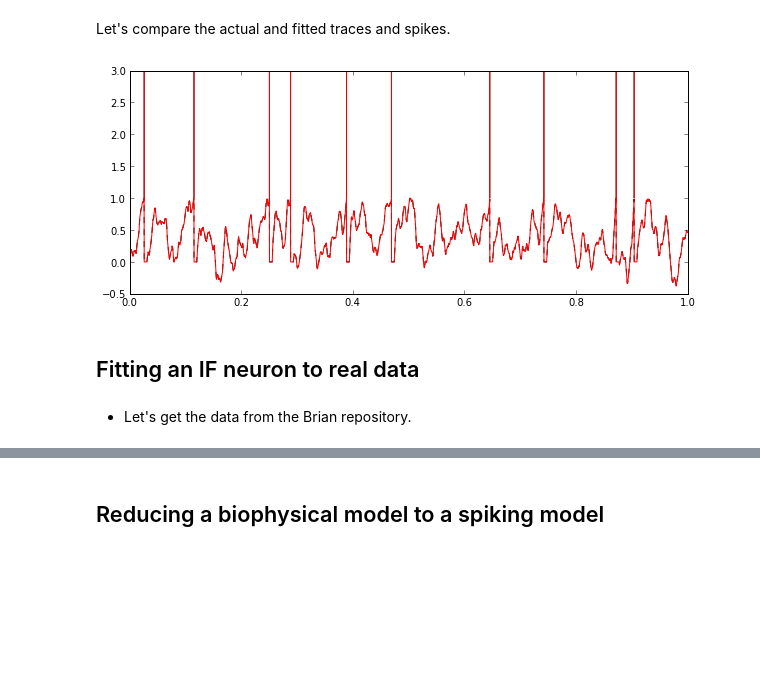
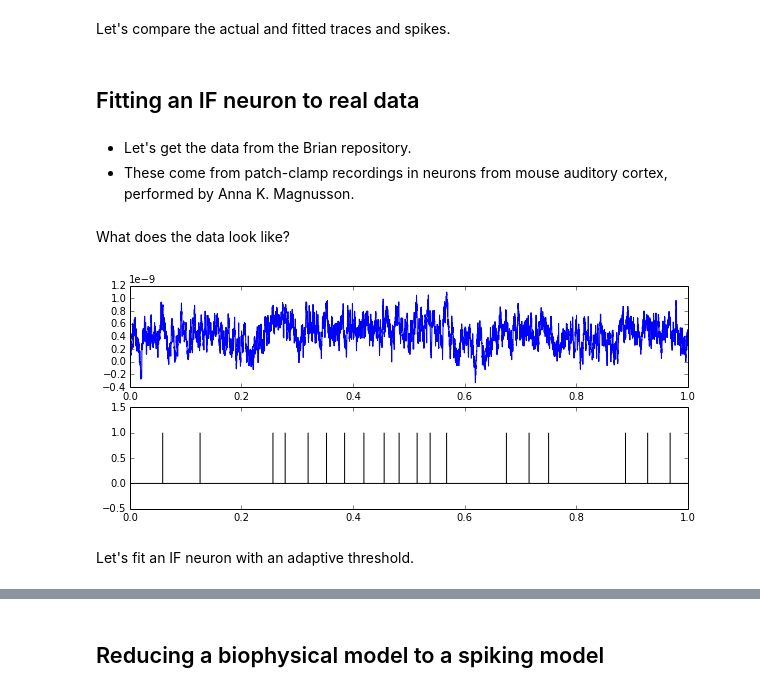
Before and after one commit to rossant/brian-modelfitting-tutorial, a Jupyter notebook: slides.ipynb, the cells around one changed output, grey strips where cells are left out. Cells and saved outputs as stored; diff of their text form; code cells hidden in the pictures; blank space fills up the shorter version.

```diff
--- a/slides.ipynb
+++ b/slides.ipynb
@@ -111,23 +103,37 @@ net.run(1 * second)
 # %%
 figure(figsize=(10,4))
 V_fit, spikes_fit = Vstate[0], Mspikes.spiketimes[0]
-plot(Vstate.times, V, '--k');
+plot(Vstate.times, V, 'k');
 vlines(spikes, 1, 3, color='k');
-plot(Vstate.times, V, '-r');
-vlines(spikes, 1, 3, color='r');
+plot(Vstate.times, V_fit, '-r');
+vlines(spikes_fit, 1, 3, color='r');
-# %% [output]
-[figure, removed]
 # %% [markdown]
 ## Fitting an IF neuron to real data
 # %% [markdown]
   * Let's get the data from the Brian repository.
+  * These come from patch-clamp recordings in neurons from mouse auditory cortex, performed by Anna K. Magnusson.
 # %%
 import urllib2
 path = 'https://neuralensemble.org/svn/brian/trunk/examples/modelfitting/'
 # These files were saved with `numpy.savetxt`.
-current = np.fromstring(
+I = np.fromstring(
     urllib2.urlopen(path + 'current.txt').read(),
     sep='\n')
 spikes = np.fromstring(
     urllib2.urlopen(path + 'spikes.txt').read(),
     sep='\n')
+# %% [markdown]
+What does the data look like?
+# %%
+t = arange(I.size) * defaultclock.dt
+figure(figsize=(10,4));
+subplot(211);
+plot(t, I, '-b');
+subplot(212);
+hlines([0], 0, 1);
+vlines(spikes, 0, 1);
+ylim(-.5, 1.5);
+# %% [output]
+[figure, added]
+# %% [markdown]
+Let's fit an IF neuron with an adaptive threshold.
```
Also changed, not shown: parts of 12 cells of this notebook, 1 other file.
